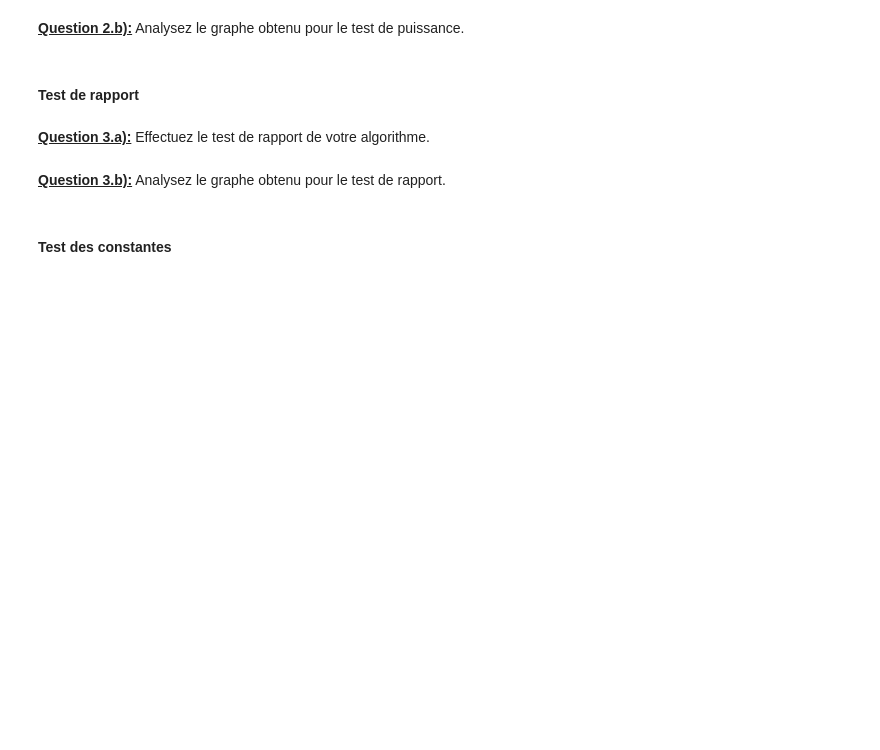
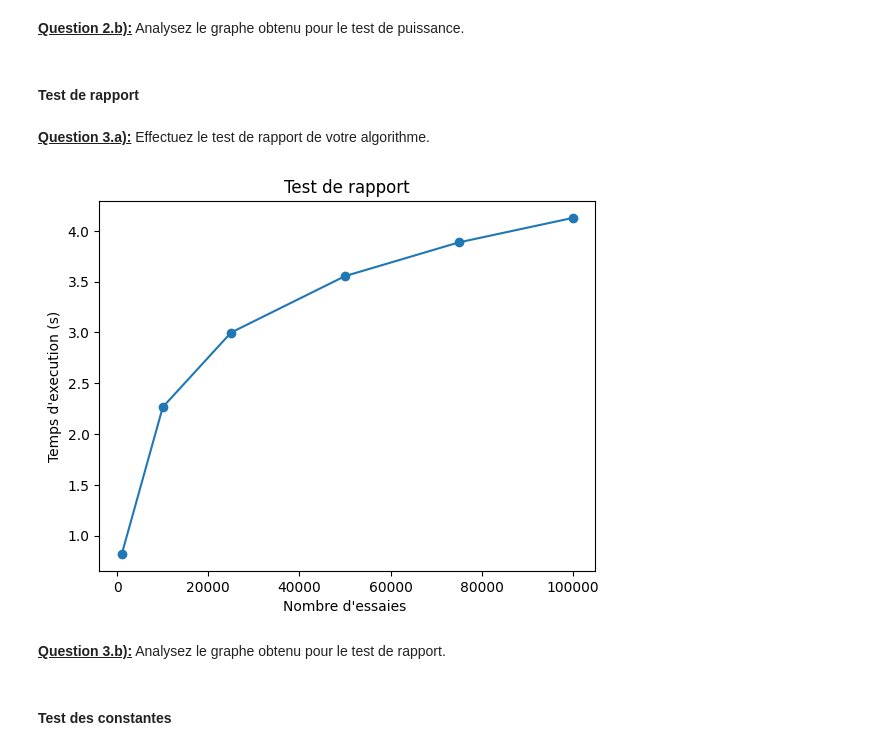
Before and after one commit to PageotM/INF8775_TP1, a Jupyter notebook: tp1_squelette.ipynb, the cells around one changed output. Cells and saved outputs as stored; diff of their text form; code cells hidden in the pictures; blank space fills up the shorter version.

```diff
--- a/tp1_squelette.ipynb
+++ b/tp1_squelette.ipynb
@@ -517,3 +541,14 @@ AttributeError: 'int' object has no attribute 'size'
+# %%
+# TODO Test de rapport
+def make_dict(measures) -> dict[int, int]:
+    measures_as_dict= dict()
+    for measure in measures:
+        measures_as_dict[measure.size] = log10(measure.mean)
+    return measures_as_dict
+miaw = make_dict(measures)
+test_de_rapport(miaw, "Nombre d'essaies ", "Temps d'execution (s)")
+# %% [output]
+[figure, added]
 # %% [markdown]
 <u>**Question 3.b):**</u> Analysez le graphe obtenu pour le test de rapport.
 # %% [markdown]
```
Also changed, not shown: parts of 10 cells of this notebook.
